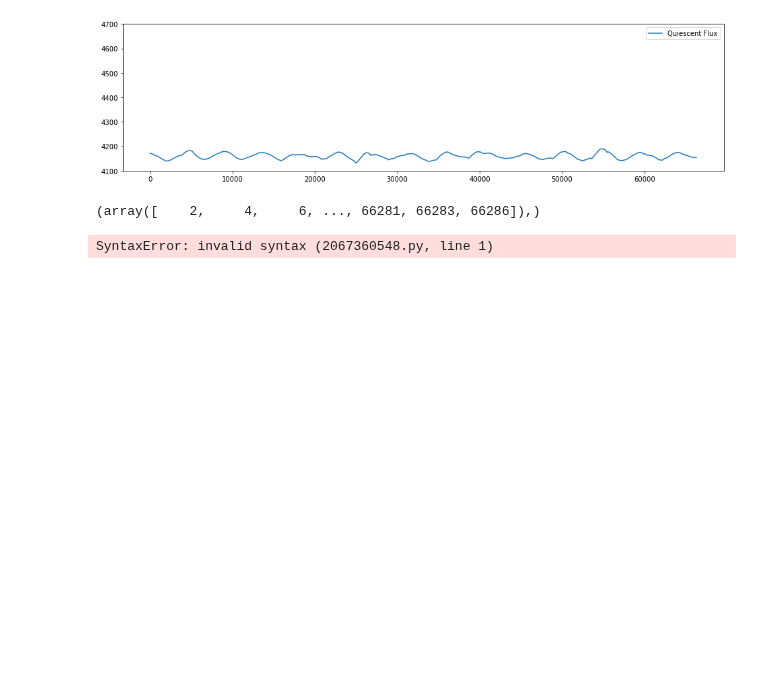
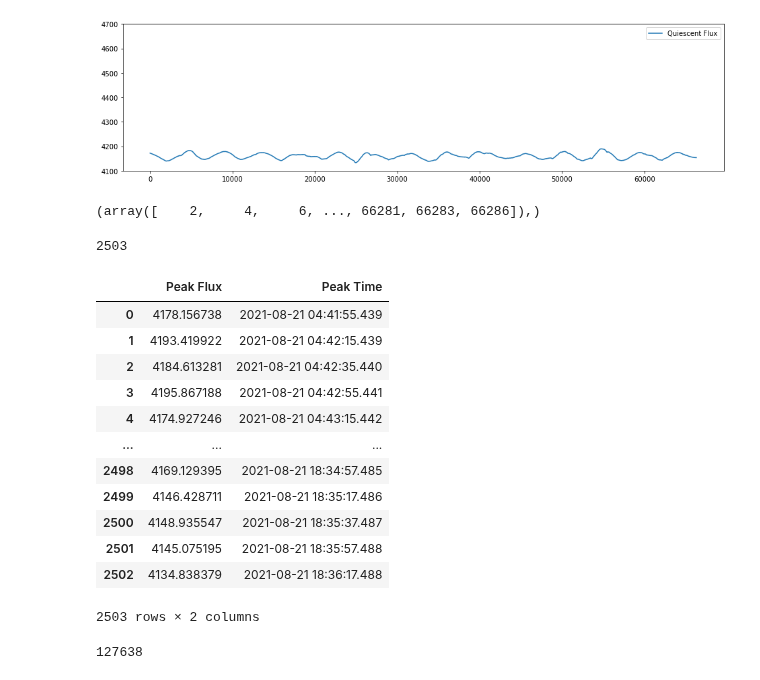
Before and after one commit to MillionConcepts/tess_swift_afpsc, a Jupyter notebook: TESS_QuiescentLightcurve.ipynb, the cells around one changed output. Drawn from its saved outputs; the diff is of its cells as text; code cells hidden in the pictures; blank space fills up the shorter version.

Commit message:
Flare peaks and times identified, flare range next

```diff
--- a/TESS_QuiescentLightcurve.ipynb
+++ b/TESS_QuiescentLightcurve.ipynb
@@ -119,7 +121,46 @@ print(quiescence)
 # %% [output]
 (array([    2,     4,     6, ..., 66281, 66283, 66286]),)
 # %%
-peaks =
-ends =
+ix_flares = []
+
+for loc, value in enumerate(clipflux):
+    if loc == 66289:
+        continue
+    else:
+        prev = clipflux[loc-1]
+        nex = clipflux[loc+1]
+    if np.any(value >= (prev + (3*err_list))):
+        ix_flares.append(loc)
+    if np.any(value >= (nex + (3*err_list))):
+        ix_flares.append(loc)
-# %% [output]
-SyntaxError: invalid syntax (2067360548.py, line 1)
+# %%
+peaks = list(set(ix_flares)) #peaks is a list of indices where flaring occurs
+# %%
+
+len(peaks)
+# %% [output]
+2503
+# %%
+peak_ix = np.where(peaks)
+peak_times = cliptime[peak_ix]
+peak_fluxes = clipflux[peak_ix]
+# %%
+Flare_Peaks = pd.DataFrame({
+                            'Peak Flux': peak_fluxes,
+                            'Peak Time': peak_times
+})
+Flare_Peaks
+# %% [output]
+|  | Peak Flux | Peak Time |
+| 0 | 4178.156738 | 2021-08-21 04:41:55.439 |
+| 1 | 4193.419922 | 2021-08-21 04:42:15.439 |
+| 2 | 4184.613281 | 2021-08-21 04:42:35.440 |
+| 3 | 4195.867188 | 2021-08-21 04:42:55.441 |
+| 4 | 4174.927246 | 2021-08-21 04:43:15.442 |
+| ... | ... | ... |
+| 2498 | 4169.129395 | 2021-08-21 18:34:57.485 |
+| 2499 | 4146.428711 | 2021-08-21 18:35:17.486 |
+| 2500 | 4148.935547 | 2021-08-21 18:35:37.487 |
+| 2501 | 4145.075195 | 2021-08-21 18:35:57.488 |
+| 2502 | 4134.838379 | 2021-08-21 18:36:17.488 |
+2503 rows × 2 columns
@@ -125,0 +177,4 @@ SyntaxError: invalid syntax (2067360548.py, line 1)
+# %%
+len(dips) # tomorrow: sort out a way to get the correct amount of dips, fix time and flux to match w quiescent
+# %% [output]
+127638
```
Also changed, not shown: parts of 3 cells of this notebook.
